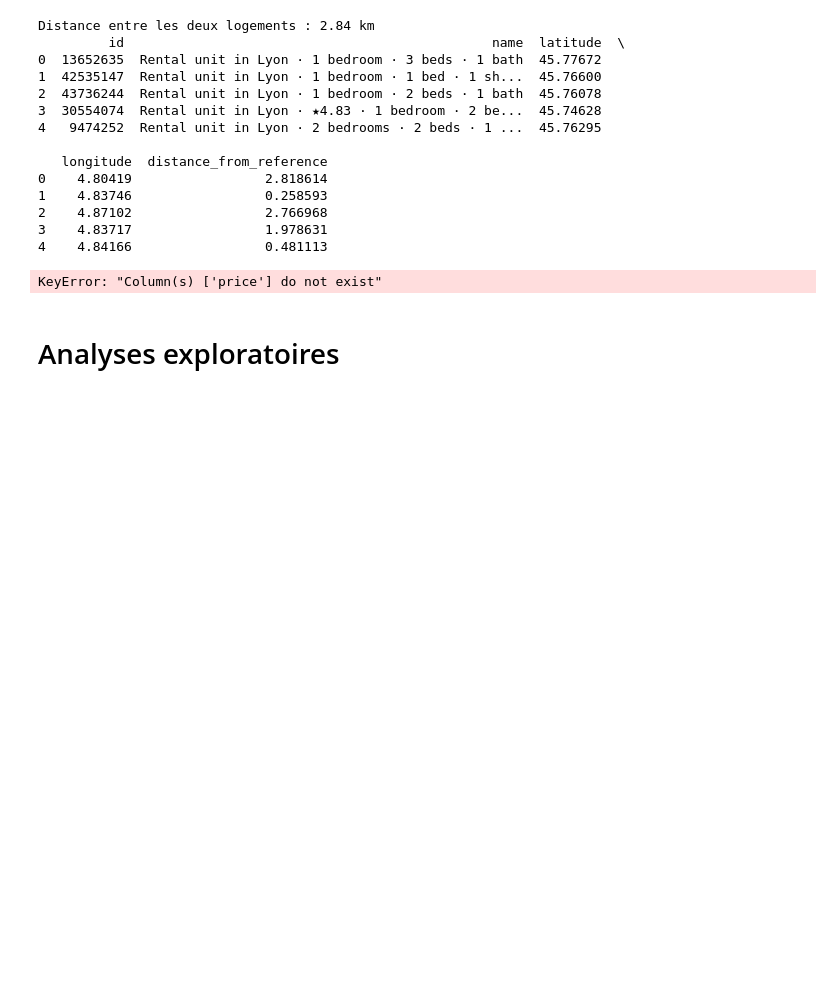
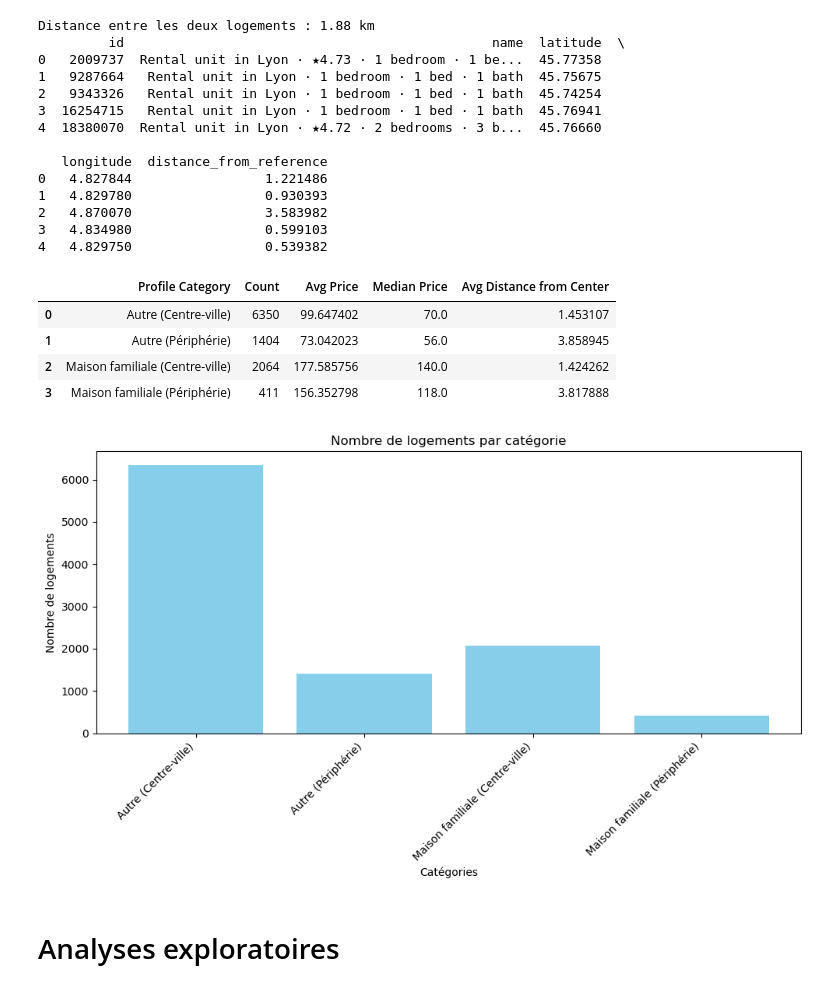
Before and after one commit to AlexandreOuenadio/datathon-2024, a Jupyter notebook: Notebooks/GetDistanceBetween.ipynb, the cells around one changed output. Saved outputs shown, nothing was run; the diff lists cells and outputs as text; code cells hidden in the pictures; blank space fills up the shorter version.

Commit message:
Refactor data cleaning process in Spark

```diff
--- a/Notebooks/GetDistanceBetween.ipynb
+++ b/Notebooks/GetDistanceBetween.ipynb
@@ -7,7 +7,7 @@ import sys
 sys.path.append('../')
 # %%
 # Charger les données
-listings = pd.read_csv('/Users/mathisgorvien/DEV/datathon-2024/Data/cleaned/Data_15_Decembre_2023/listings_detailed_cleaned.csv')
+listings = pd.read_csv('/Users/mathisgorvien/DEV/datathon-2024/Data/cleaned/Data_15_Decembre_2023/listings_detailed_cleaned/part-00000-181d8edb-59f4-45cb-9889-7a7aa91b7725-c000.csv/part-00000-31bd41c7-49d1-49ba-8719-b171f466d5a9-c000.csv')
 
 # Fonction pour calculer la distance Haversine
 def haversine(lat1, lon1, lat2, lon2):
@@ -43,21 +43,24 @@ listings['distance_from_reference'] = listings.apply(
 # Afficher les distances
 print(listings[['id', 'name', 'latitude', 'longitude', 'distance_from_reference']].head())
 # %% [output]
-Distance entre les deux logements : 2.84 km
+Distance entre les deux logements : 1.88 km
          id                                               name  latitude  \
-0  13652635  Rental unit in Lyon · 1 bedroom · 3 beds · 1 bath  45.77672
-1  42535147  Rental unit in Lyon · 1 bedroom · 1 bed · 1 sh...  45.76600
-2  43736244  Rental unit in Lyon · 1 bedroom · 2 beds · 1 bath  45.76078
-3  30554074  Rental unit in Lyon · ★4.83 · 1 bedroom · 2 be...  45.74628
-4   9474252  Rental unit in Lyon · 2 bedrooms · 2 beds · 1 ...  45.76295
+0   2009737  Rental unit in Lyon · ★4.73 · 1 bedroom · 1 be...  45.77358
+1   9287664   Rental unit in Lyon · 1 bedroom · 1 bed · 1 bath  45.75675
+2   9343326   Rental unit in Lyon · 1 bedroom · 1 bed · 1 bath  45.74254
+3  16254715   Rental unit in Lyon · 1 bedroom · 1 bed · 1 bath  45.76941
+4  18380070  Rental unit in Lyon · ★4.72 · 2 bedrooms · 3 b...  45.76660
 
    longitude  distance_from_reference
-0    4.80419                 2.818614
-1    4.83746                 0.258593
-2    4.87102                 2.766968
-3    4.83717                 1.978631
-4    4.84166                 0.481113
+0   4.827844                 1.221486
+1   4.829780                 0.930393
+2   4.870070                 3.583982
+3   4.834980                 0.599103
+4   4.829750                 0.539382
 # %%
+# Nettoyer la colonne 'price' pour supprimer les symboles de devise ou autres caractères non numériques
+listings['price'] = listings['price'].replace('[^\d.]', '', regex=True).astype(float)
+
 # Ajouter une colonne 'distance_from_center' si ce n'est pas déjà fait
 reference_lat, reference_lon = 45.764043, 4.835659  # Coordonnées du centre de Lyon
 listings['distance_from_center'] = listings.apply(
@@ -83,34 +86,39 @@ def categorize_listing(row):
 # Ajouter une colonne avec la catégorie
 listings['profile_category'] = listings.apply(categorize_listing, axis=1)
 
 # Filtrer les profils bien renseignés
 listings_rich = listings.dropna(subset=['property_type', 'room_type', 'bedrooms', 'accommodates'])
 
 # Regrouper par catégories pour caractériser les profils
 profile_summary = listings_rich.groupby('profile_category').agg({
     'id': 'count',
     'price': ['mean', 'median'],
     'distance_from_center': 'mean'
 }).reset_index()
 
 # Renommer les colonnes
 profile_summary.columns = ['Profile Category', 'Count', 'Avg Price', 'Median Price', 'Avg Distance from Center']
 
 # Afficher le tableau dans un notebook
 from IPython.display import display
 display(profile_summary)
 
 # Visualisation avec matplotlib
 plt.figure(figsize=(10, 6))
 plt.bar(profile_summary['Profile Category'], profile_summary['Count'], color='skyblue')
 plt.title("Nombre de logements par catégorie")
 plt.xlabel("Catégories")
 plt.ylabel("Nombre de logements")
 plt.xticks(rotation=45, ha='right')
 plt.tight_layout()
 plt.show()
 # %% [output]
-KeyError: "Column(s) ['price'] do not exist"
+|  | Profile Category | Count | Avg Price | Median Price | Avg Distance from Center |
+| 0 | Autre (Centre-ville) | 6350 | 99.647402 | 70.0 | 1.453107 |
+| 1 | Autre (Périphérie) | 1404 | 73.042023 | 56.0 | 3.858945 |
+| 2 | Maison familiale (Centre-ville) | 2064 | 177.585756 | 140.0 | 1.424262 |
+| 3 | Maison familiale (Périphérie) | 411 | 156.352798 | 118.0 | 3.817888 |
+[figure, added]
 # %%
 import folium
 
```
Also changed, not shown: parts of 7 cells of this notebook, 5 other files.
